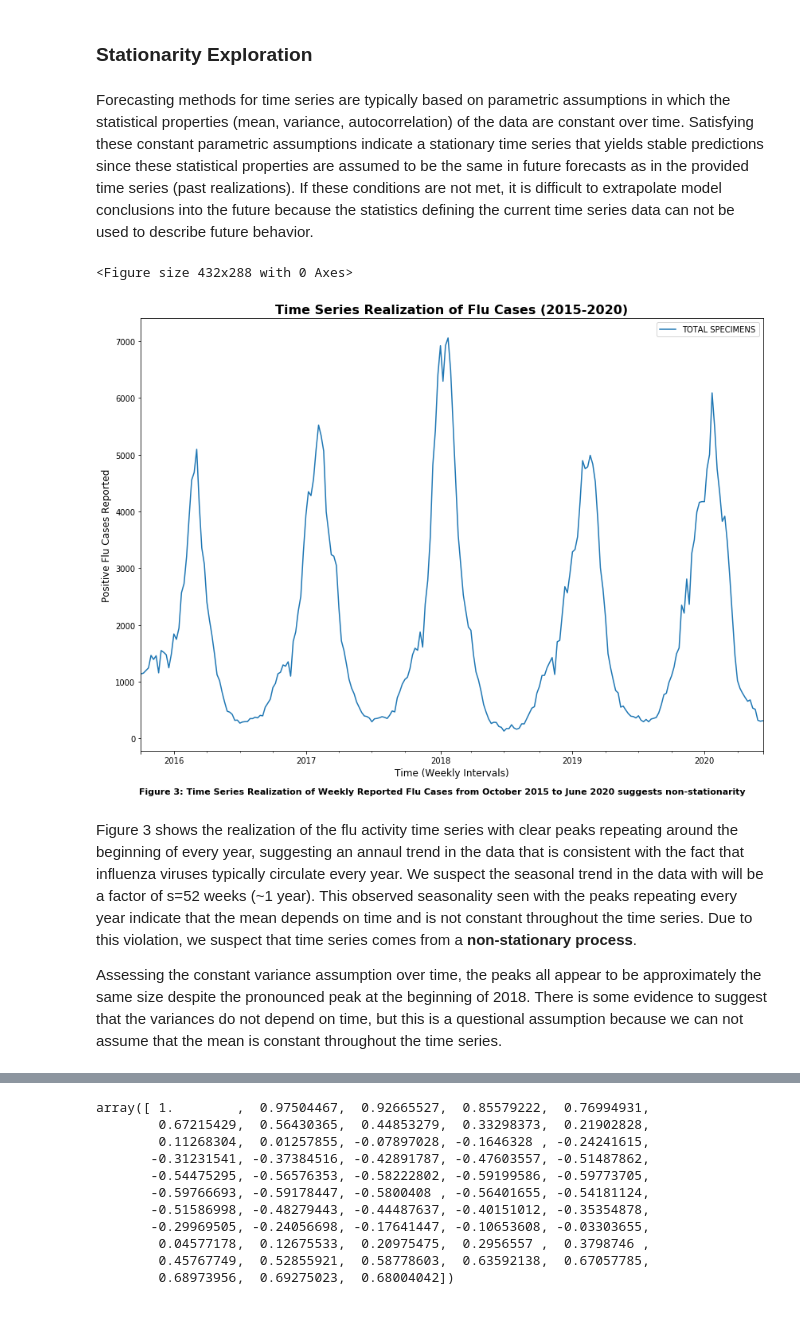
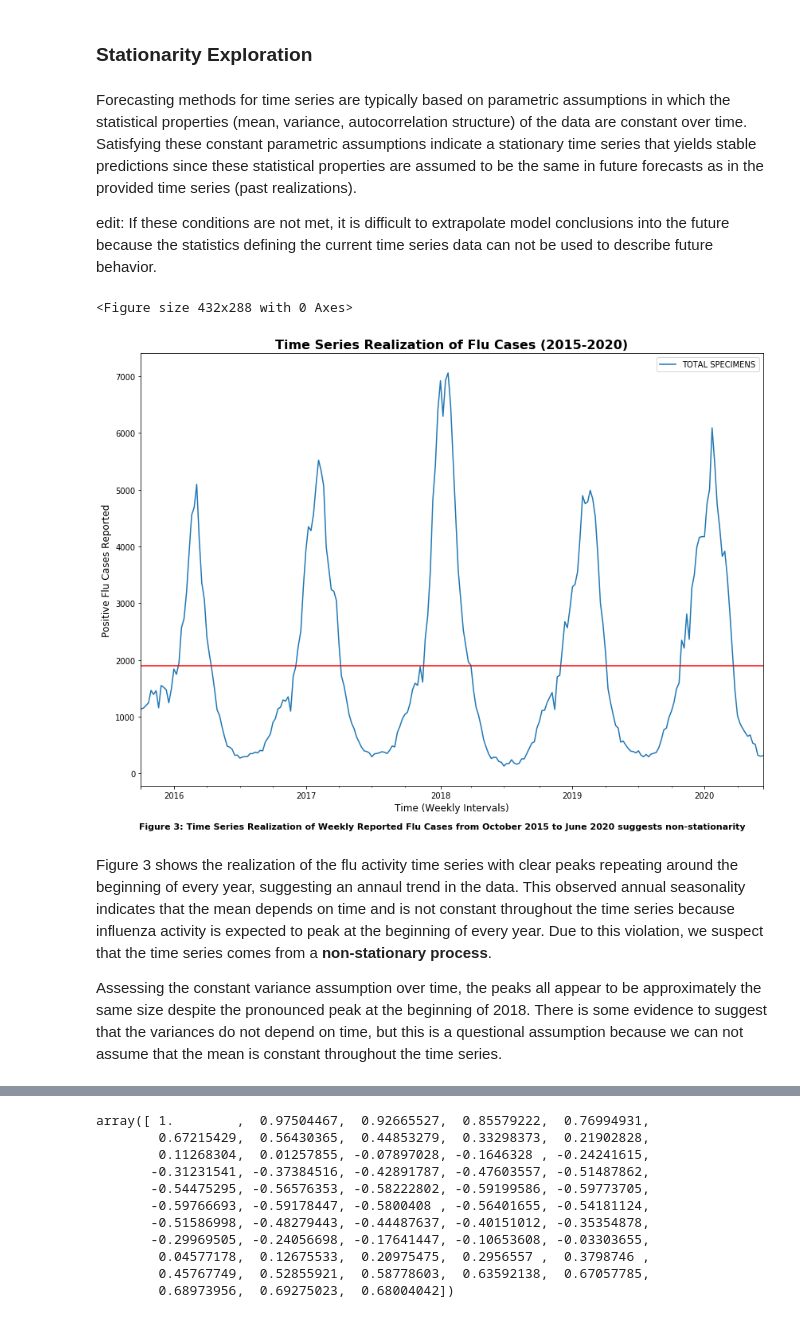
Before and after one commit to mjwolfe91/QTW-CaseStudy4, a Jupyter notebook: FluForecasts.ipynb, the cells around one changed output, grey strips where cells are left out. Drawn from its saved outputs; the diff is of its cells as text; code cells hidden in the pictures.

```diff
--- a/FluForecasts.ipynb
+++ b/FluForecasts.ipynb
@@ -97,21 +97,24 @@ Aggregating the data by weeks in the year, Figure 2 shows that flu activity begi
 # %% [markdown]
 ### Stationarity Exploration
 # %% [markdown]
-Forecasting methods for time series are typically based on parametric assumptions in which the statistical properties (mean, variance, autocorrelation) of the data are constant over time. Satisfying these constant parametric assumptions indicate a stationary time series that yields stable predictions since these statistical properties are assumed to be the same in future forecasts as in the provided time series (past realizations). If these conditions are not met, it is difficult to extrapolate model conclusions into the future because the statistics defining the current time series data can not be used to describe future behavior.
+Forecasting methods for time series are typically based on parametric assumptions in which the statistical properties (mean, variance, autocorrelation structure) of the data are constant over time. Satisfying these constant parametric assumptions indicate a stationary time series that yields stable predictions since these statistical properties are assumed to be the same in future forecasts as in the provided time series (past realizations).
+
+edit: If these conditions are not met, it is difficult to extrapolate model conclusions into the future because the statistics defining the current time series data can not be used to describe future behavior.
 # %%
 fig3 = plt.figure()
 TS_realization = FluCases2015.plot(figsize=(14,10))
+plt.axhline(y=FluCases2015['TOTAL SPECIMENS'].mean(), color='red')
 plt.title('Time Series Realization of Flu Cases (2015-2020)', fontsize=16, weight='bold')
 TS_realization.set_xlabel("Time (Weekly Intervals)", fontsize=12)
 TS_realization.set_ylabel("Positive Flu Cases Reported", fontsize=12)
 caption3 = "Figure 3: Time Series Realization of Weekly Reported Flu Cases from October 2015 to June 2020 suggests non-stationarity"
 plt.figtext(0.5, 0.05, caption3, ha='center', weight='bold',fontsize=11)
 plt.show()
 # %% [output]
 <Figure size 432x288 with 0 Axes>
-[figure, old version]
+[figure, new version]
 # %% [markdown]
-Figure 3 shows the realization of the flu activity time series with clear peaks repeating around the beginning of every year, suggesting an annaul trend in the data that is consistent with the fact that influenza viruses typically circulate every year. We suspect the seasonal trend in the data with will be a factor of s=52 weeks (~1 year). This observed seasonality seen with the peaks repeating every year indicate that the mean depends on time and is not constant throughout the time series. Due to this violation, we suspect that time series comes from a **non-stationary process**.
+Figure 3 shows the realization of the flu activity time series with clear peaks repeating around the beginning of every year, suggesting an annaul trend in the data. This observed annual seasonality indicates that the mean depends on time and is not constant throughout the time series because influenza activity is expected to peak at the beginning of every year. Due to this violation, we suspect that the time series comes from a **non-stationary process**.
 
 Assessing the constant variance assumption over time, the peaks all appear to be approximately the same size despite the pronounced peak at the beginning of 2018. There is some evidence to suggest that the variances do not depend on time, but this is a questional assumption because we can not assume that the mean is constant throughout the time series.
 # %%
```
Also changed, not shown: parts of 13 cells of this notebook.
